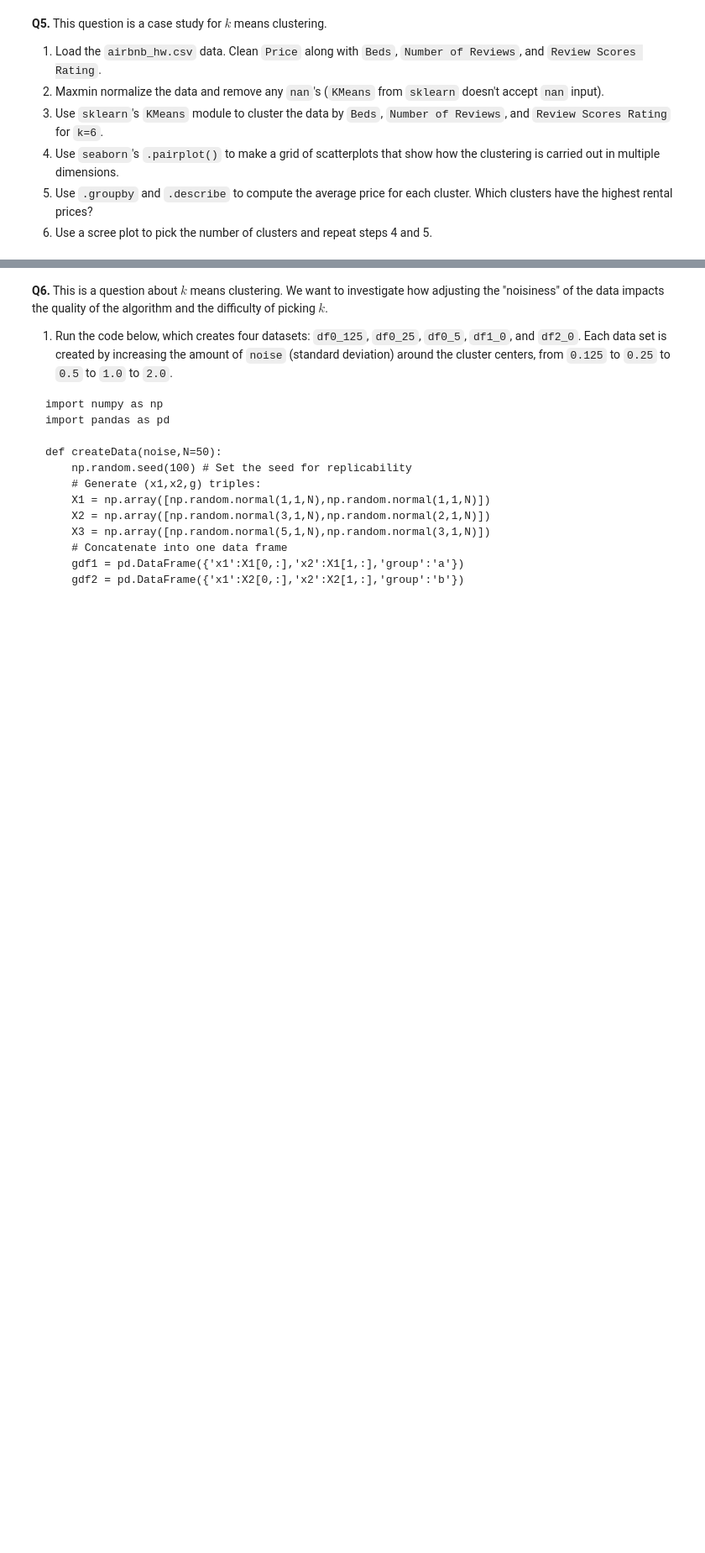
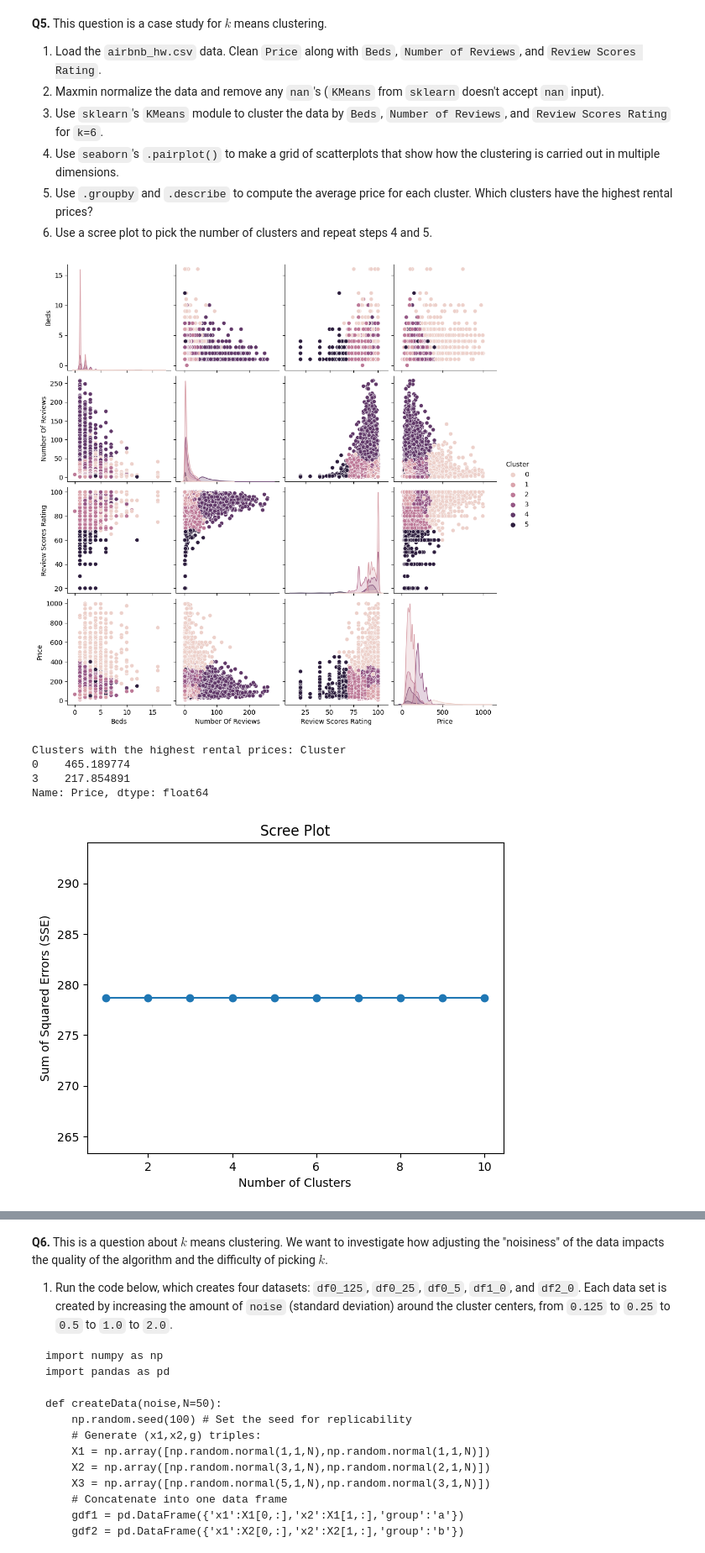
Before and after one commit to ronitreddy/assignment3, a Jupyter notebook: assignment_knn_and_kmc.ipynb, the cells around one changed output, grey strips where cells are left out. Shown at 84% size. Saved outputs shown, nothing was run; the diff lists cells and outputs as text; code cells hidden in the pictures; blank space fills up the shorter version.

```diff
--- a/assignment_knn_and_kmc.ipynb
+++ b/assignment_knn_and_kmc.ipynb
@@ -176,3 +176,59 @@ OK, those are the data: Labels attached to handwritten digits encoded as a matri
 4. Use `seaborn`'s `.pairplot()` to make a grid of scatterplots that show how the clustering is carried out in multiple dimensions.
 5. Use `.groupby` and `.describe` to compute the average price for each cluster. Which clusters have the highest rental prices?
 6. Use a scree plot to pick the number of clusters and repeat steps 4 and 5.
+# %%
+import pandas as pd
+from sklearn.preprocessing import MinMaxScaler
+from sklearn.cluster import KMeans
+import seaborn as sns
+import matplotlib.pyplot as plt
+
+#1
+url = 'https://raw.githubusercontent.com/DS3001/assignment3/main/data/airbnb_hw.csv'
+data = pd.read_csv(url, low_memory = False)
+
+data_cleaned = data[['Beds', 'Number Of Reviews', 'Review Scores Rating', 'Price']].copy()
+data_cleaned['Beds'] = pd.to_numeric(data_cleaned['Beds'], errors = 'coerce')
+data_cleaned['Number Of Reviews'] = pd.to_numeric(data_cleaned['Number Of Reviews'], errors = 'coerce')
+data_cleaned['Review Scores Rating'] = pd.to_numeric(data_cleaned['Review Scores Rating'], errors = 'coerce')
+data_cleaned['Price'] = pd.to_numeric(data_cleaned['Price'], errors = 'coerce')
+
+#2
+data_cleaned.dropna(inplace = True)
+
+scaler = MinMaxScaler()
+data_normalized = scaler.fit_transform(data_cleaned)
+
+#3
+kmeans = KMeans(n_clusters = 6, random_state = 42)
+data_cleaned['Cluster'] = kmeans.fit_predict(data_normalized)
+
+#4
+sns.pairplot(data_cleaned, hue = 'Cluster')
+plt.show()
+
+#5
+average_prices = data_cleaned.groupby('Cluster')['Price'].mean()
+
+highest_price_clusters = average_prices.nlargest(2)
+print(f'Clusters with the highest rental prices: {highest_price_clusters}')
+
+#6
+sse = []
+for k in range(1, 11):
+    kmeans = KMeans(n_clusters = 6, n_init = 10, random_state = 42)
+    kmeans.fit(data_normalized)
+    sse.append(kmeans.inertia_)
+
+plt.plot(range(1, 11), sse, marker = 'o')
+plt.xlabel('Number of Clusters')
+plt.ylabel('Sum of Squared Errors (SSE)')
+plt.title('Scree Plot')
+plt.show()
+# %% [output]
+[figure, added]
+Clusters with the highest rental prices: Cluster
+0    465.189774
+3    217.854891
+Name: Price, dtype: float64
+[figure, added]
```
Also changed, not shown: parts of 1 cell of this notebook.
